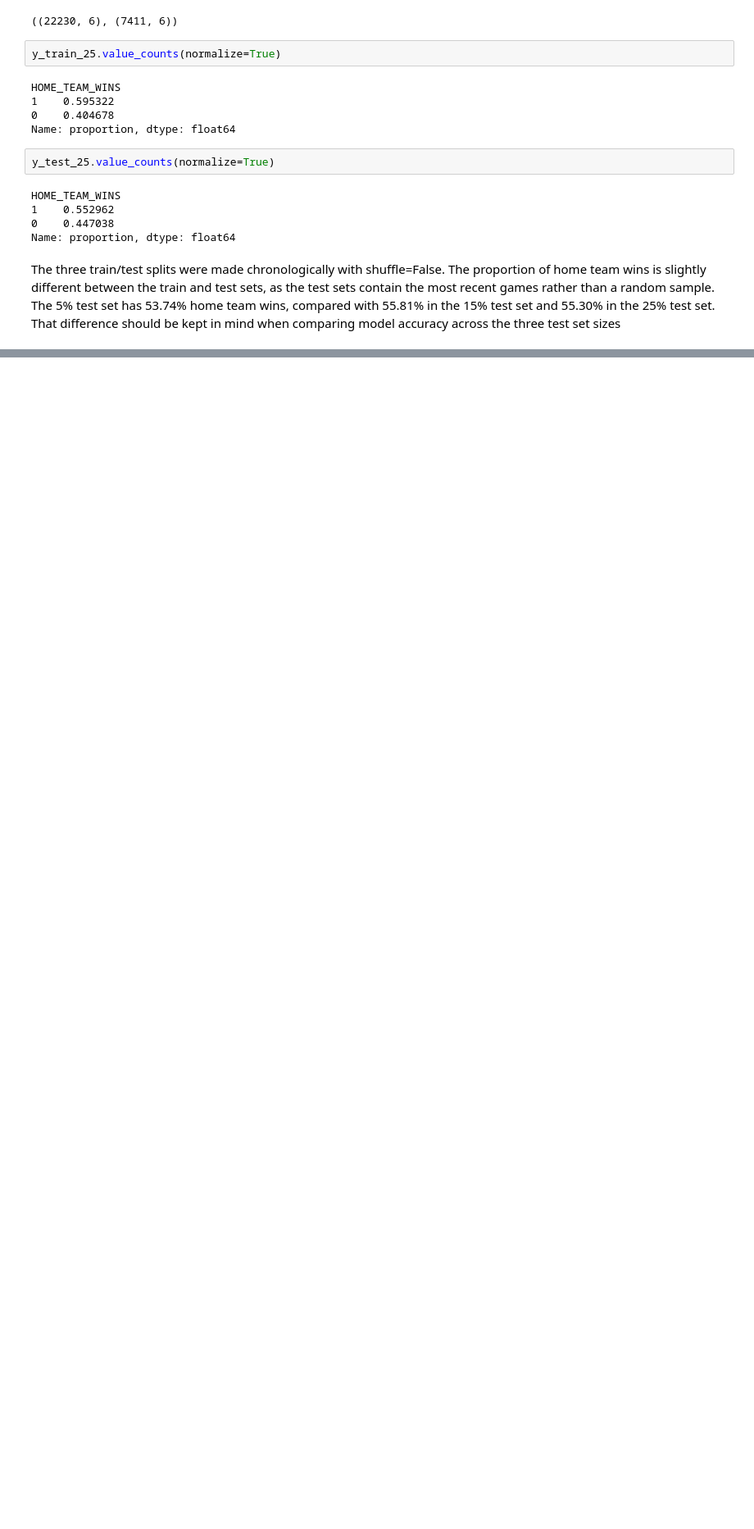
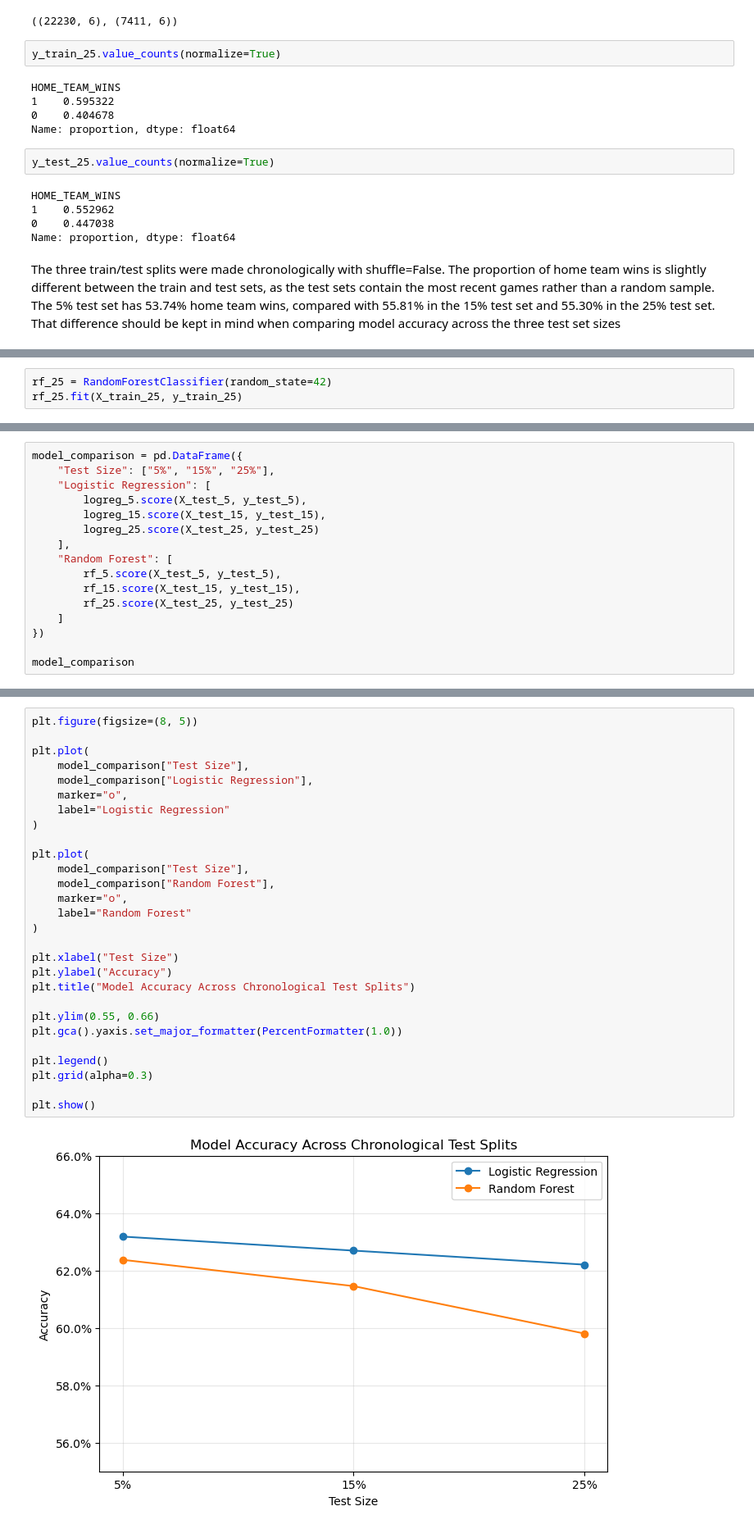
Before and after one commit to FelipeRino/Machine-Learning, a Jupyter notebook: Felipe_ML_CA1.ipynb, the cells around one changed output, grey strips where cells are left out. Shown at 82% size. Cells and saved outputs as stored; diff of their text form; blank space fills up the shorter version.

```diff
--- a/Felipe_ML_CA1.ipynb
+++ b/Felipe_ML_CA1.ipynb
@@ -2484,0 +2575,3 @@ The three train/test splits were made chronologically with shuffle=False. The pr
+# %%
+rf_25 = RandomForestClassifier(random_state=42)
+rf_25.fit(X_train_25, y_train_25)
@@ -2484,0 +2811,16 @@ The three train/test splits were made chronologically with shuffle=False. The pr
+# %%
+model_comparison = pd.DataFrame({
+    "Test Size": ["5%", "15%", "25%"],
+    "Logistic Regression": [
+        logreg_5.score(X_test_5, y_test_5),
+        logreg_15.score(X_test_15, y_test_15),
+        logreg_25.score(X_test_25, y_test_25)
+    ],
+    "Random Forest": [
+        rf_5.score(X_test_5, y_test_5),
+        rf_15.score(X_test_15, y_test_15),
+        rf_25.score(X_test_25, y_test_25)
+    ]
+})
+
+model_comparison
@@ -2484,0 +2864,30 @@ The three train/test splits were made chronologically with shuffle=False. The pr
+# %%
+plt.figure(figsize=(8, 5))
+
+plt.plot(
+    model_comparison["Test Size"],
+    model_comparison["Logistic Regression"],
+    marker="o",
+    label="Logistic Regression"
+)
+
+plt.plot(
+    model_comparison["Test Size"],
+    model_comparison["Random Forest"],
+    marker="o",
+    label="Random Forest"
+)
+
+plt.xlabel("Test Size")
+plt.ylabel("Accuracy")
+plt.title("Model Accuracy Across Chronological Test Splits")
+
+plt.ylim(0.55, 0.66)
+plt.gca().yaxis.set_major_formatter(PercentFormatter(1.0))
+
+plt.legend()
+plt.grid(alpha=0.3)
+
+plt.show()
+# %% [output]
+[figure, added]
```
Also changed, not shown: parts of 91 cells of this notebook.
